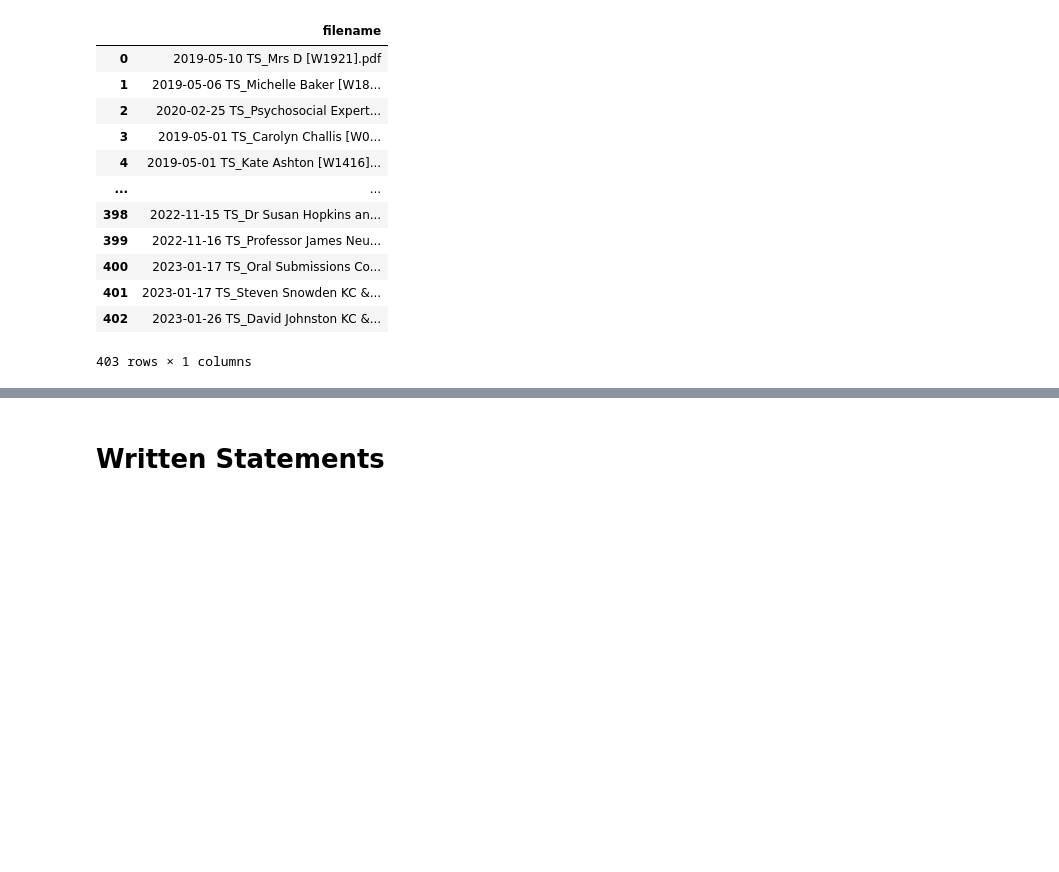
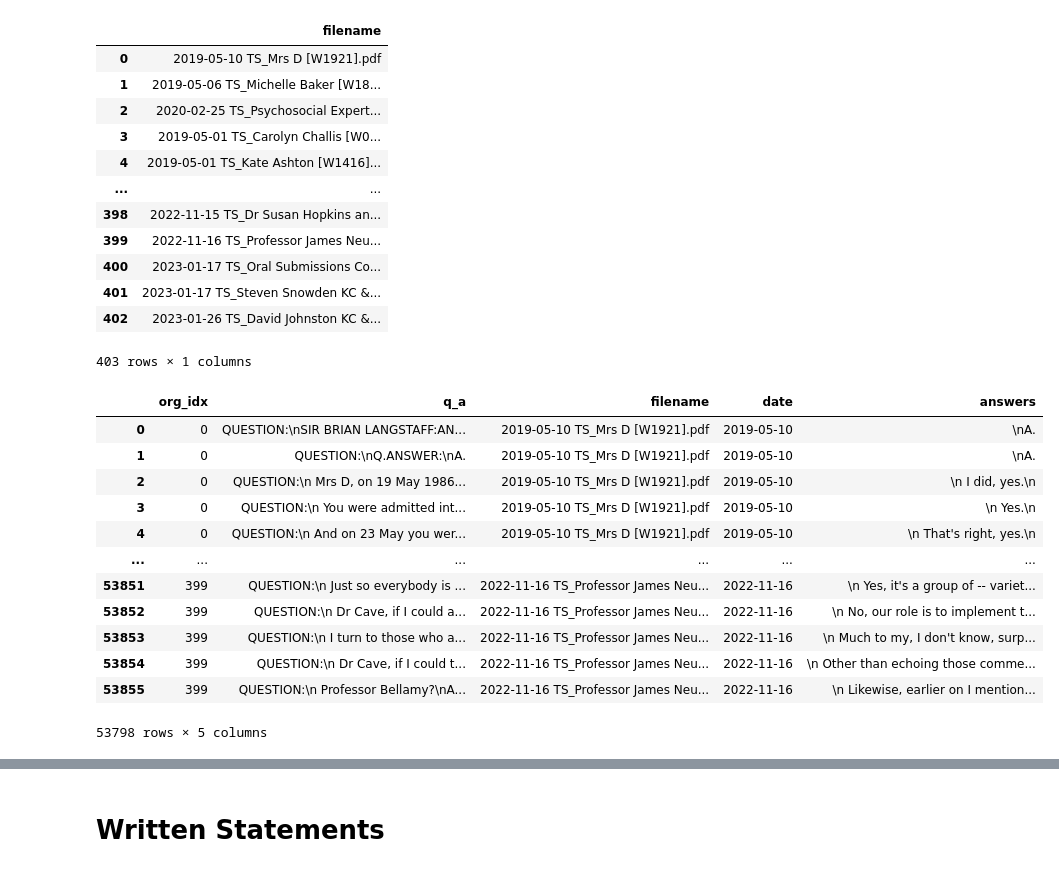
Before and after one commit to pnadelofficial/taylor_simple_search, a Jupyter notebook: testing.ipynb, the cells around one changed output, grey strips where cells are left out. Drawn from its saved outputs; the diff is of its cells as text; code cells hidden in the pictures; blank space fills up the shorter version.

```diff
--- a/testing.ipynb
+++ b/testing.ipynb
@@ -50,3 +50,22 @@ schema = Schema(filename=TEXT(stored=True, sortable=True), title=TEXT(stored=Tru
+# %%
+import re
+at['answers'] = at['q_a'].apply(lambda x: re.split('ANSWER:', x)[-1])
+# %%
+at
+# %% [output]
+|  | org_idx | q_a | filename | date | answers |
+| 0 | 0 | QUESTION:\nSIR BRIAN LANGSTAFF:AN... | 2019-05-10 TS_Mrs D [W1921].pdf | 2019-05-10 | \nA. |
+| 1 | 0 | QUESTION:\nQ.ANSWER:\nA. | 2019-05-10 TS_Mrs D [W1921].pdf | 2019-05-10 | \nA. |
+| 2 | 0 | QUESTION:\n Mrs D, on 19 May 1986... | 2019-05-10 TS_Mrs D [W1921].pdf | 2019-05-10 | \n I did, yes.\n |
+| 3 | 0 | QUESTION:\n You were admitted int... | 2019-05-10 TS_Mrs D [W1921].pdf | 2019-05-10 | \n Yes.\n |
+| 4 | 0 | QUESTION:\n And on 23 May you wer... | 2019-05-10 TS_Mrs D [W1921].pdf | 2019-05-10 | \n That's right, yes.\n |
+| ... | ... | ... | ... | ... | ... |
+| 53851 | 399 | QUESTION:\n Just so everybody is ... | 2022-11-16 TS_Professor James Neu... | 2022-11-16 | \n Yes, it's a group of -- variet... |
+| 53852 | 399 | QUESTION:\n Dr Cave, if I could a... | 2022-11-16 TS_Professor James Neu... | 2022-11-16 | \n No, our role is to implement t... |
+| 53853 | 399 | QUESTION:\n I turn to those who a... | 2022-11-16 TS_Professor James Neu... | 2022-11-16 | \n Much to my, I don't know, surp... |
+| 53854 | 399 | QUESTION:\n Dr Cave, if I could t... | 2022-11-16 TS_Professor James Neu... | 2022-11-16 | \n Other than echoing those comme... |
+| 53855 | 399 | QUESTION:\n Professor Bellamy?\nA... | 2022-11-16 TS_Professor James Neu... | 2022-11-16 | \n Likewise, earlier on I mention... |
+53798 rows × 5 columns
 # %%
 import os.path
 from whoosh.index import create_in
```
Also changed, not shown: parts of 9 cells of this notebook, 1 other file.
